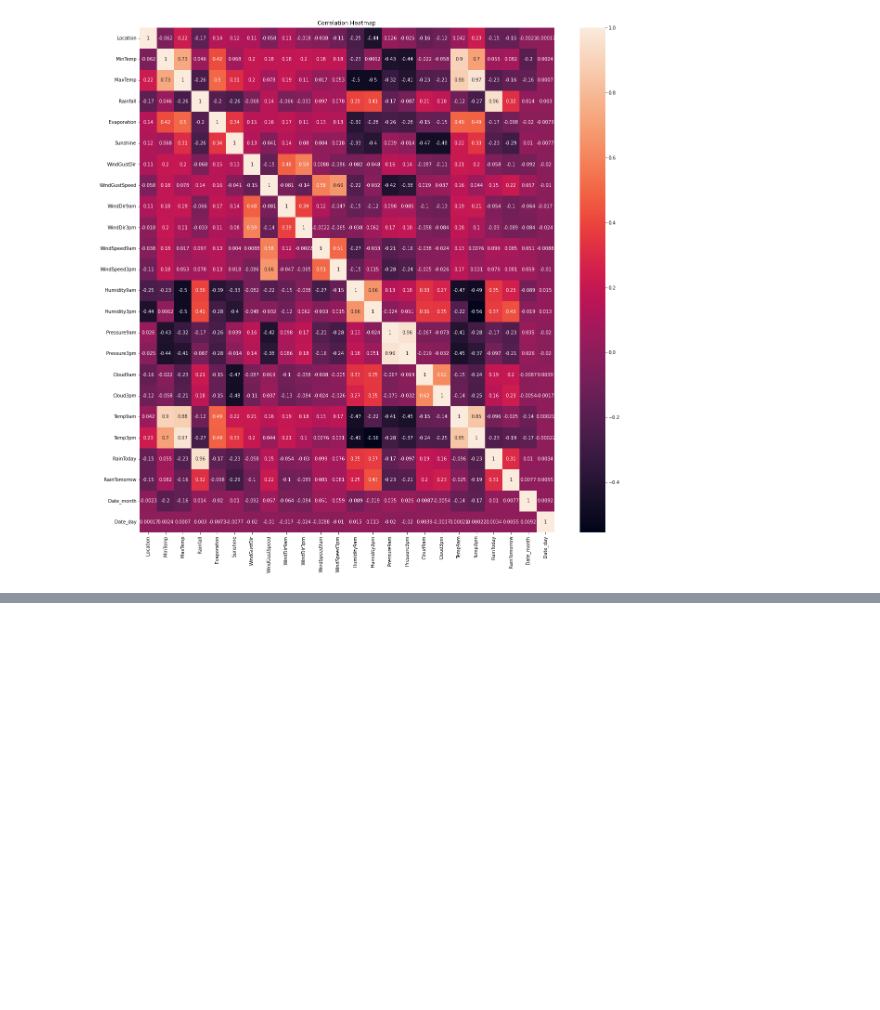
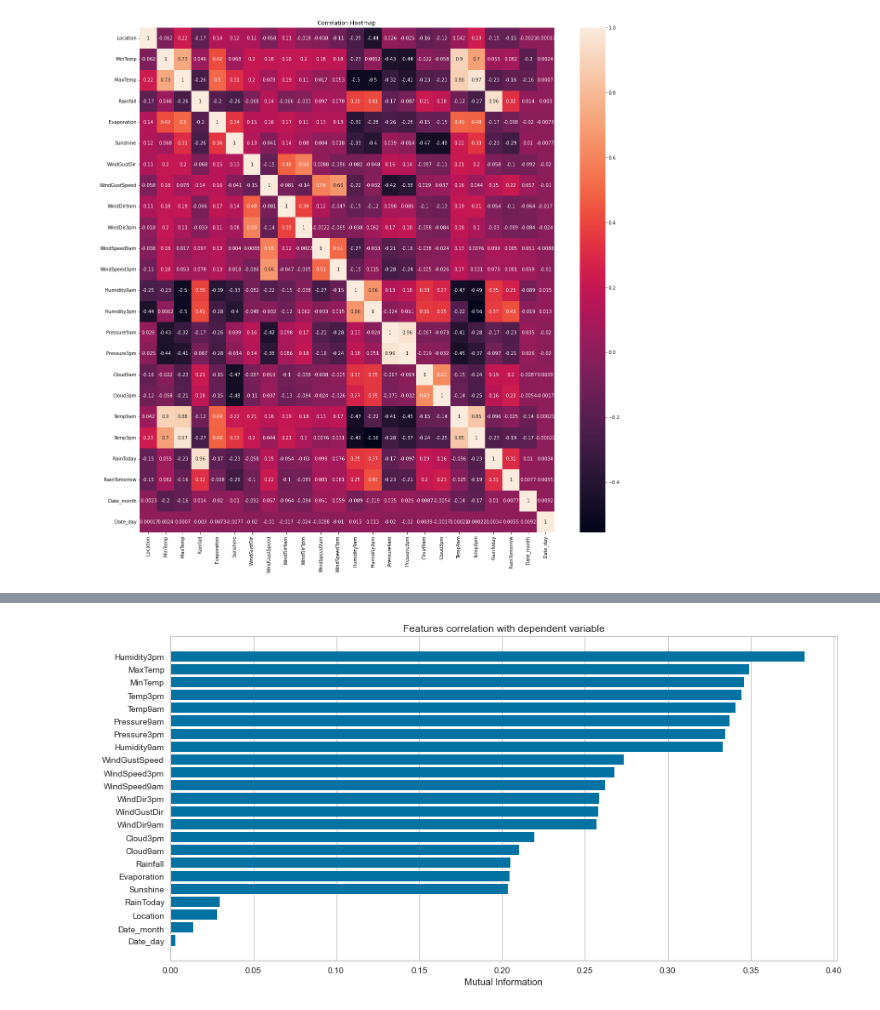
Before and after one commit to Prakashdeveloper03/Rainfy, a Jupyter notebook: notebook/analysis.ipynb, the cells around one changed output, grey strips where cells are left out. Saved outputs shown, nothing was run; the diff lists cells and outputs as text; code cells hidden in the pictures; blank space fills up the shorter version.

```diff
--- a/notebook/analysis.ipynb
+++ b/notebook/analysis.ipynb
@@ -611,0 +671,10 @@ g = sns.heatmap(df.corr(), annot=True)
+# %%
+from yellowbrick.target import FeatureCorrelation
+plt.figure(figsize=(14, 7)) # Set the size of the plot
+# Initialize the FeatureCorrelation visualizer with the mutual_info-classification correlation
+visualizer = FeatureCorrelation(method="mutual_info-classification", sort=True)
+visualizer.fit(X, y) # Fit the visualizer
+visualizer.show() # Display the visualizer
+plt.show() # Show the plot
+# %% [output]
+[figure, added]
```
Also changed, not shown: parts of 10 cells of this notebook.
